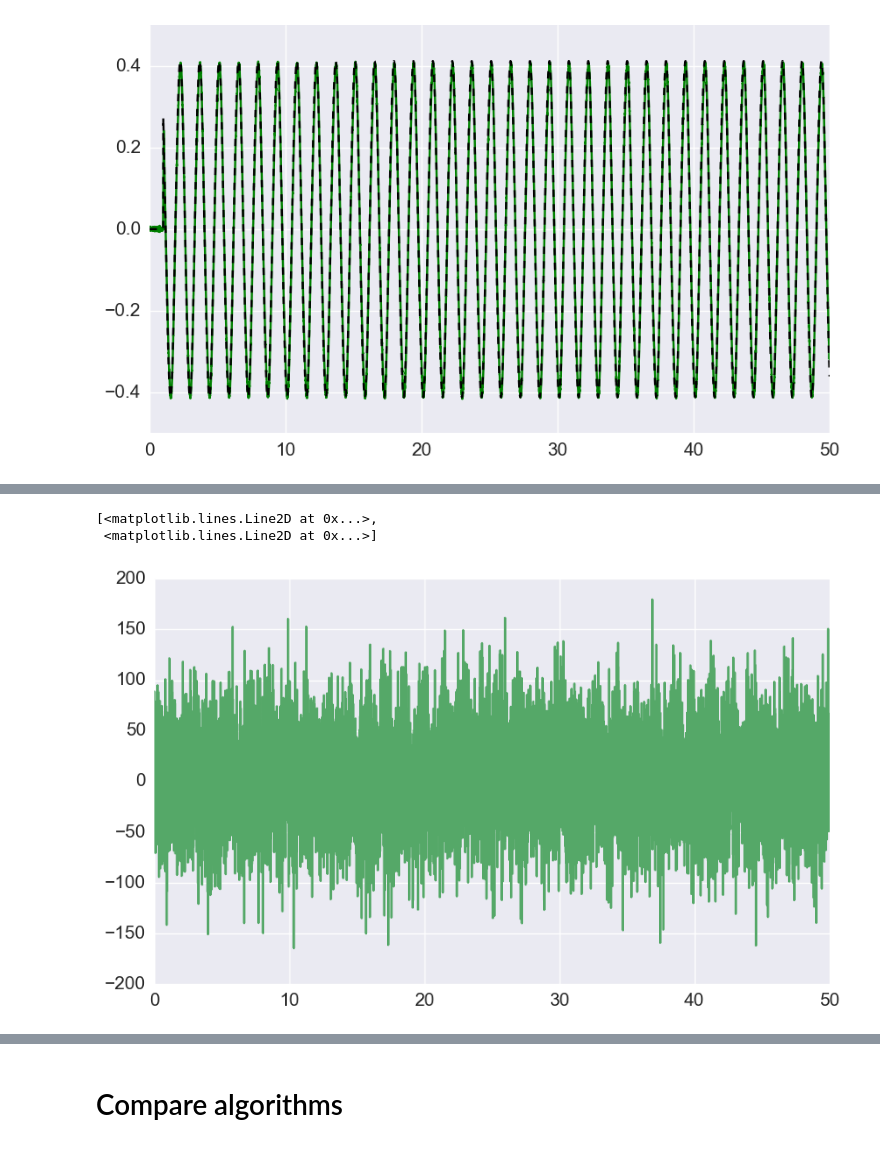
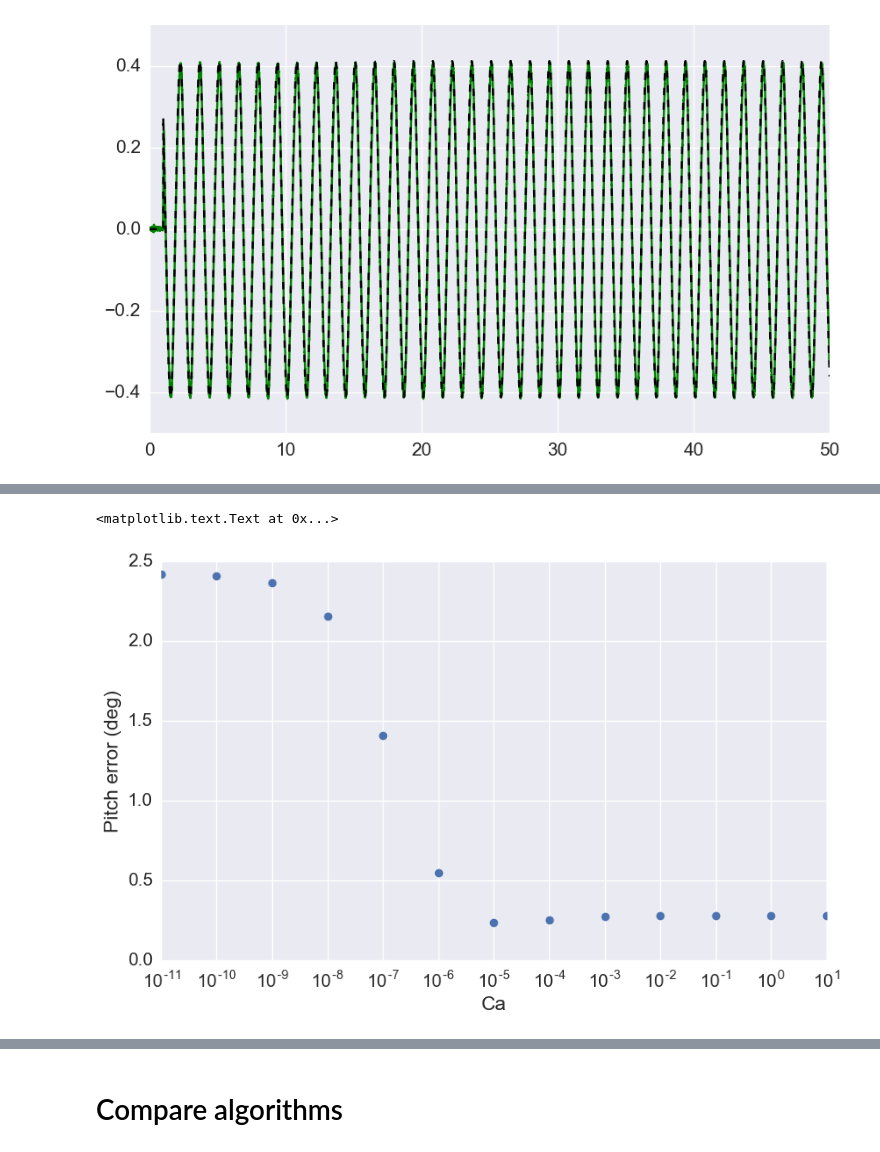
Before and after one commit to DaveBuckingham/fish, a Jupyter notebook: algorithms/test_imu_algorithms.ipynb, the cells around one changed output, grey strips where cells are left out. Drawn from its saved outputs; the diff is of its cells as text; code cells hidden in the pictures.

```diff
--- a/algorithms/test_imu_algorithms.ipynb
+++ b/algorithms/test_imu_algorithms.ipynb
@@ -333,14 +333,16 @@ plt.show()
 # %% [output]
 [figure]
 # %%
-Carng = np.arange(0, 20, 2)
+Carng = np.concatenate(([0.0], np.power(10.0, np.arange(-10, 2))))
 
 pitch = []
 accdyn = []
 err = []
+
+
 for i, Ca1 in enumerate(Carng):
-    print "lCa = {} ({}%)".format(Ca1, np.round(float(i)/len(Carng)*100))
-    imu.get_orientation(method='ekf', lCa=(Ca1, Ca1, Ca1))
+    print "Ca = {} ({}%)".format(Ca1, np.round(float(i)/len(Carng)*100))
+    imu.get_orientation(method='ekf', Ca=(Ca1, Ca1, Ca1))
 
     pitch.append(imu.orient_world[:, 1])
     accdyn.append(imu.accdyn_world[:, 0])
@@ -370,6 +370,9 @@ plt.plot(Carng, err[:, 1], 'o')
-# %%
-plt.plot(imu.t, accdyn[-2:,:].T)
-# %% [output]
-[<matplotlib.lines.Line2D at 0x...>,
- <matplotlib.lines.Line2D at 0x...>]
-[figure, removed]
+# %%
+Carng2 = copy(Carng)
+Carng2[0] = 1e-11
+plt.semilogx(Carng2, np.rad2deg(err[:,1]), 'o')
+plt.ylabel('Pitch error (deg)')
+plt.xlabel('Ca')
+# %% [output]
+<matplotlib.text.Text at 0x...>
+[figure, added]
```
Also changed, not shown: parts of 13 cells of this notebook.
